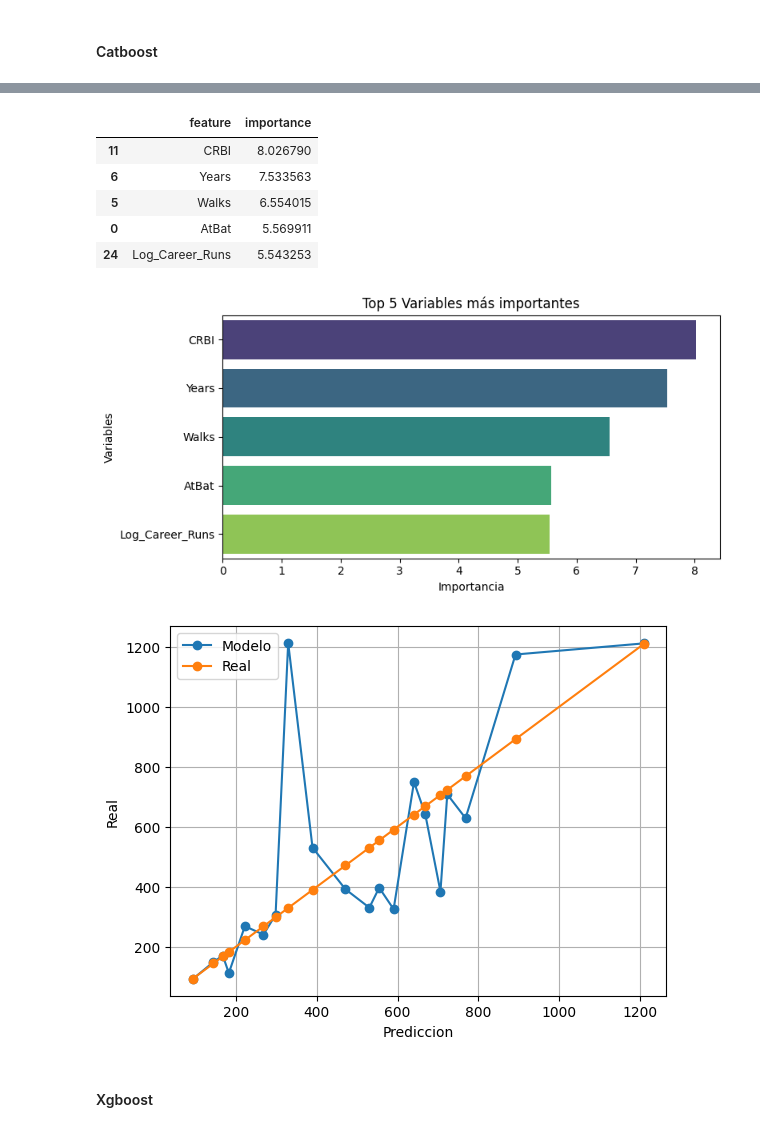
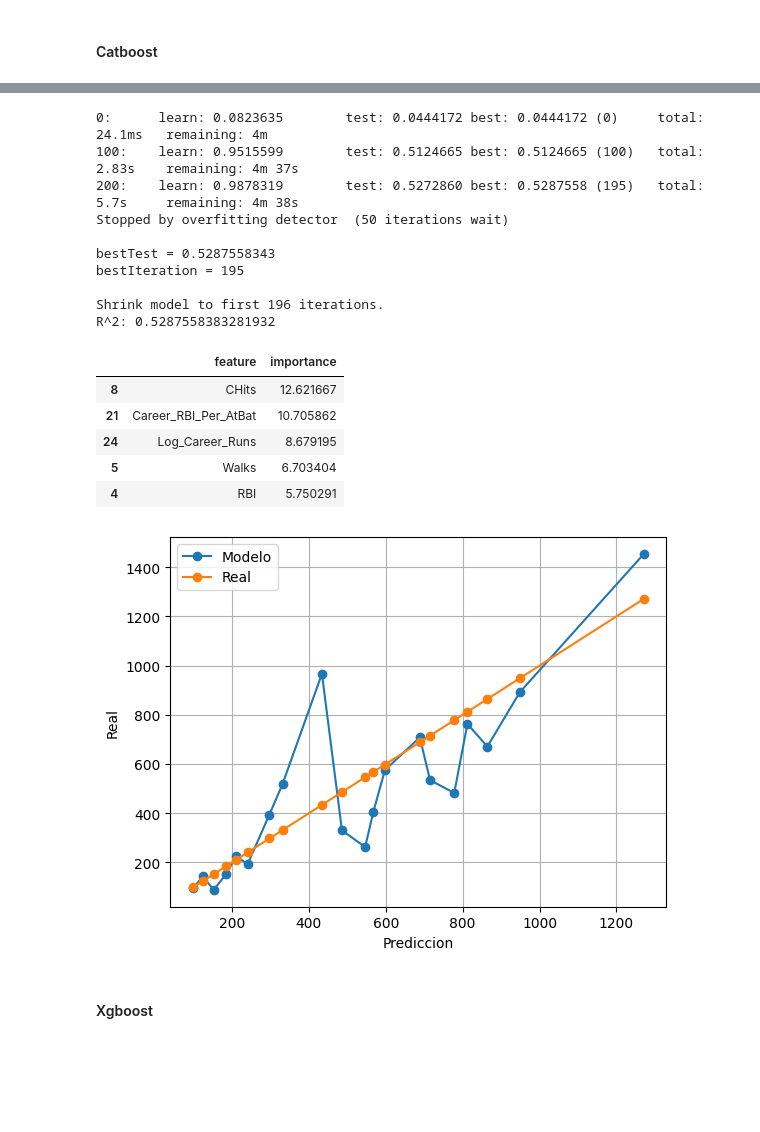
Before and after one commit to ppmelch/Lab-Aprendizaje-Estad-stico, a Jupyter notebook: Tareas/T 8/Tarea 8.ipynb, the cells around one changed output, grey strips where cells are left out. Cells and saved outputs as stored; diff of their text form; code cells hidden in the pictures; blank space fills up the shorter version.

```diff
--- a/Tareas/T 8/Tarea 8.ipynb
+++ b/Tareas/T 8/Tarea 8.ipynb
@@ -375,23 +380,22 @@ Shrink model to first 136 iterations.
-# %%
-df_importances = pd.DataFrame({
-    'feature': model.feature_names_,
-    'importance': model.feature_importances_
-}).sort_values(by='importance', ascending=False)
-df_importances.head(5)
-# %% [output]
-|  | feature | importance |
-| 11 | CRBI | 8.026790 |
-| 6 | Years | 7.533563 |
-| 5 | Walks | 6.554015 |
-| 0 | AtBat | 5.569911 |
-| 24 | Log_Career_Runs | 5.543253 |
-# %%
-importance(model, model.feature_names_, 5)
-# %% [output]
-[figure, removed]
-# %%
-calibracion(y_pred, y_test, 20)
-# %% [output]
-[figure, removed]
+# %%
+catboost(X_train, y_train, X_test, y_test)
+# %% [output]
+0:      learn: 0.0823635        test: 0.0444172 best: 0.0444172 (0)     total: 24.1ms   remaining: 4m
+100:    learn: 0.9515599        test: 0.5124665 best: 0.5124665 (100)   total: 2.83s    remaining: 4m 37s
+200:    learn: 0.9878319        test: 0.5272860 best: 0.5287558 (195)   total: 5.7s     remaining: 4m 38s
+Stopped by overfitting detector  (50 iterations wait)
+
+bestTest = 0.5287558343
+bestIteration = 195
+
+Shrink model to first 196 iterations.
+R^2: 0.5287558383281932
+|  | feature | importance |
+| 8 | CHits | 12.621667 |
+| 21 | Career_RBI_Per_AtBat | 10.705862 |
+| 24 | Log_Career_Runs | 8.679195 |
+| 5 | Walks | 6.703404 |
+| 4 | RBI | 5.750291 |
+[figure, added]
 # %% [markdown]
 #### Xgboost
```
Also changed, not shown: parts of 23 cells of this notebook, 6 other files.
